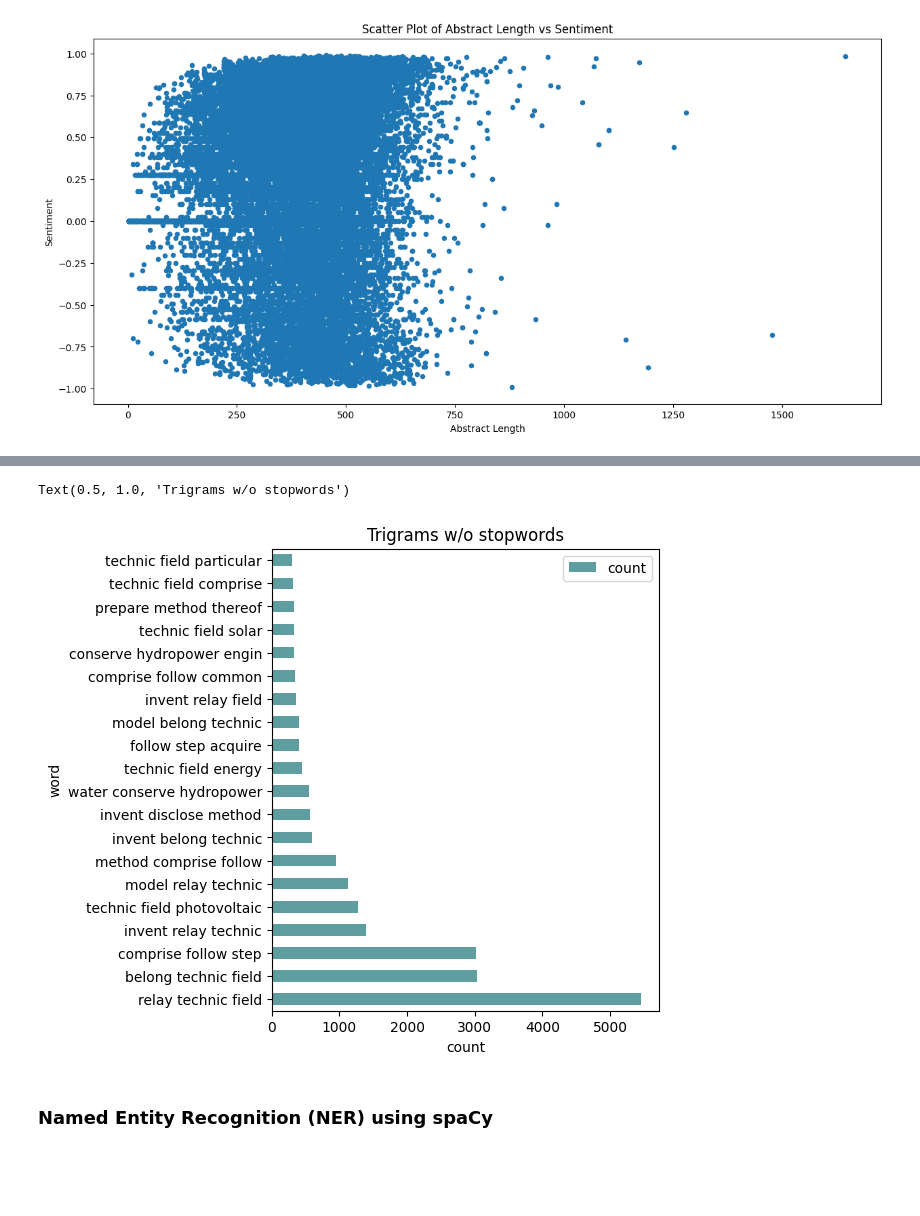
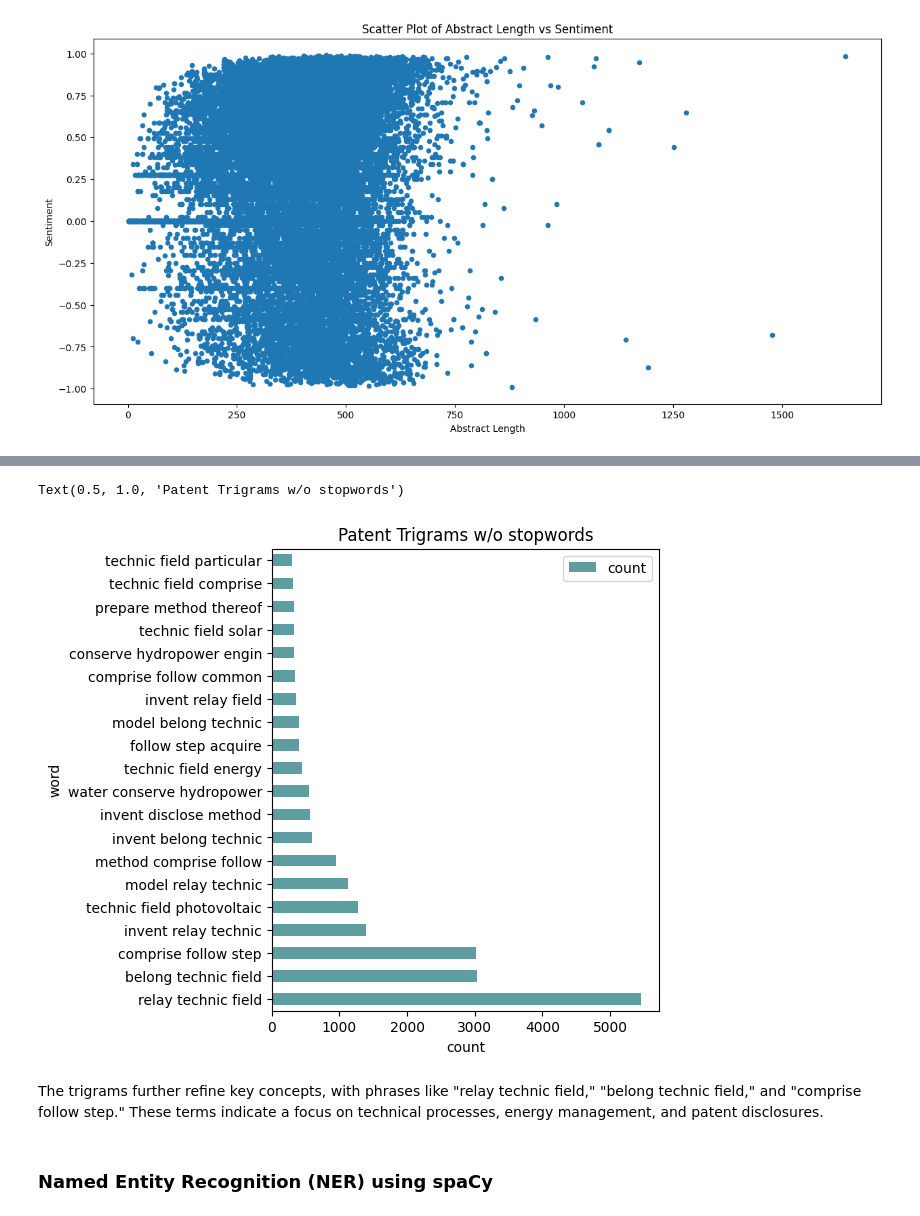
Before and after one commit to cmimholz/computational-language-technology-project, a Jupyter notebook: notebooks/stage1.ipynb, the cells around one changed output, grey strips where cells are left out. Saved outputs shown, nothing was run; the diff lists cells and outputs as text; code cells hidden in the pictures; blank space fills up the shorter version.

```diff
--- a/notebooks/stage1.ipynb
+++ b/notebooks/stage1.ipynb
@@ -976,13 +1008,15 @@ Text(0.5, 1.0, 'Bigrams w/o stopwords')
 # %%
 common_words = get_top_n_trigram(patent_df['abstract'].dropna(), 20)
 trigrams = pd.DataFrame(common_words, columns = ['word' , 'count'])
 
 trigrams.plot(kind='barh', x='word', color='cadetblue', width=0.5, figsize=(5,6))
 plt.xlabel('count')
 plt.ylabel('word')
-plt.title('Trigrams w/o stopwords')
+plt.title('Patent Trigrams w/o stopwords')
 # %% [output]
-Text(0.5, 1.0, 'Trigrams w/o stopwords')
+Text(0.5, 1.0, 'Patent Trigrams w/o stopwords')
-[figure, old version]
+[figure, new version]
+# %% [markdown]
+The trigrams further refine key concepts, with phrases like "relay technic field," "belong technic field," and "comprise follow step." These terms indicate a focus on technical processes, energy management, and patent disclosures.
 # %% [markdown]
 ### Named Entity Recognition (NER) using spaCy
```
Also changed, not shown: parts of 20 cells of this notebook, 1 other file.
